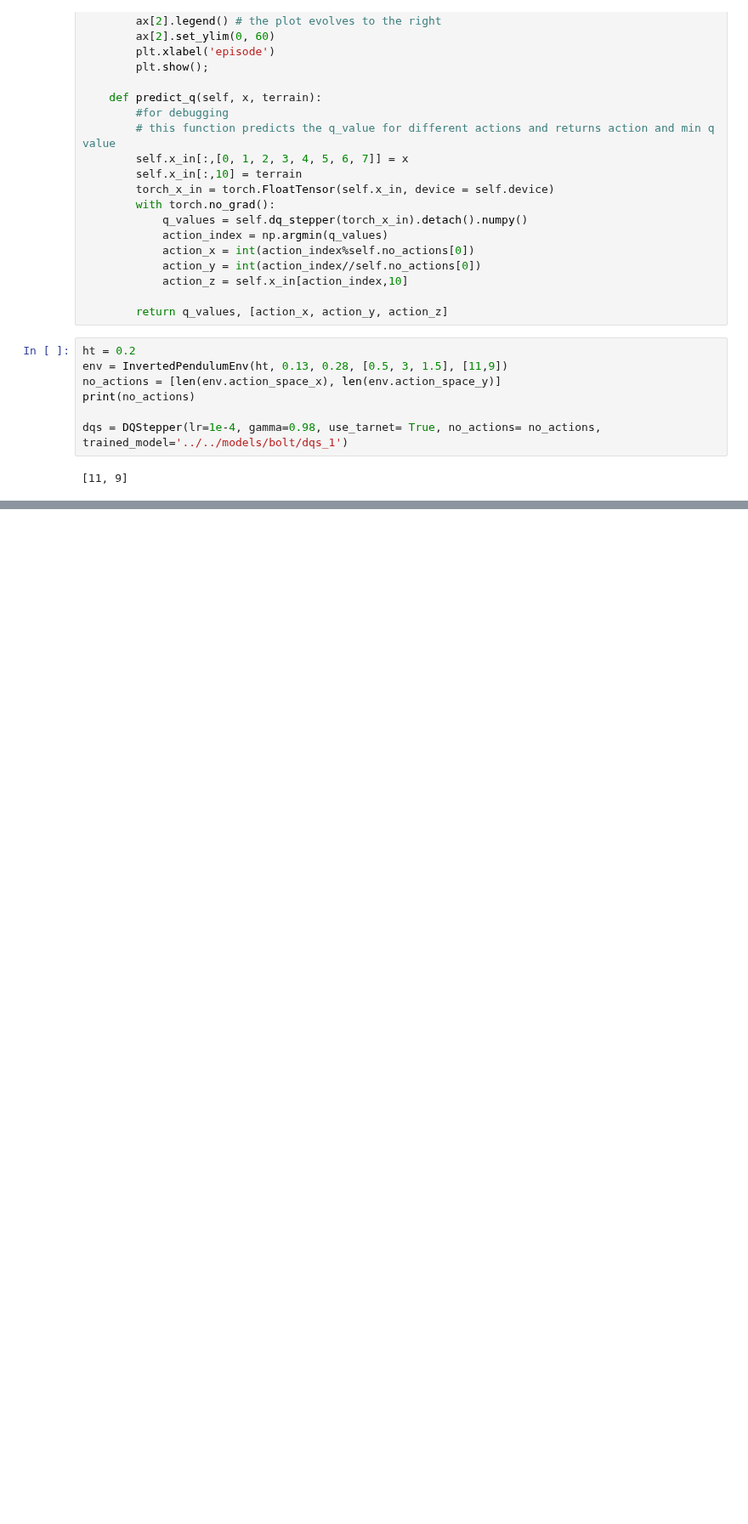
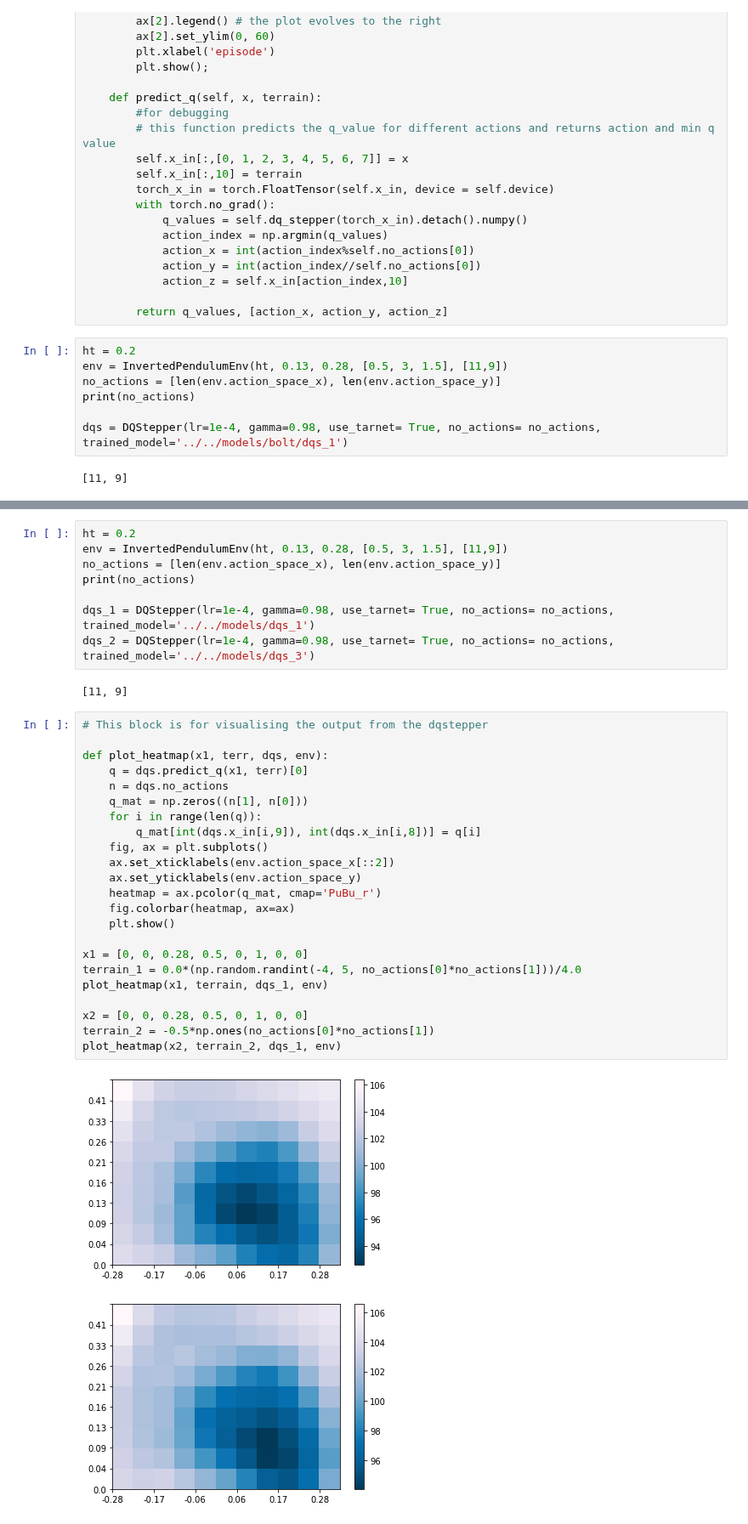
Before and after one commit to machines-in-motion/deepq_stepper, a Jupyter notebook: python/py_deepq_stepper/3d_dq_stepper_test.ipynb, the cells around one changed output, grey strips where cells are left out. Shown at 85% size. Drawn from its saved outputs; the diff is of its cells as text; blank space fills up the shorter version.

Commit message:
added models for stepper trained in bullet (2d & 3d). Along with comparison demos

```diff
--- a/python/py_deepq_stepper/3d_dq_stepper_test.ipynb
+++ b/python/py_deepq_stepper/3d_dq_stepper_test.ipynb
@@ -209,0 +205,36 @@ showing episode...
+# %%
+ht = 0.2
+env = InvertedPendulumEnv(ht, 0.13, 0.28, [0.5, 3, 1.5], [11,9])
+no_actions = [len(env.action_space_x), len(env.action_space_y)]
+print(no_actions)
+
+dqs_1 = DQStepper(lr=1e-4, gamma=0.98, use_tarnet= True, no_actions= no_actions, trained_model='../../models/dqs_1')
+dqs_2 = DQStepper(lr=1e-4, gamma=0.98, use_tarnet= True, no_actions= no_actions, trained_model='../../models/dqs_3')
+# %% [output]
+[11, 9]
+# %%
+# This block is for visualising the output from the dqstepper
+
+def plot_heatmap(x1, terr, dqs, env):
+    q = dqs.predict_q(x1, terr)[0]
+    n = dqs.no_actions
+    q_mat = np.zeros((n[1], n[0]))
+    for i in range(len(q)):
+        q_mat[int(dqs.x_in[i,9]), int(dqs.x_in[i,8])] = q[i]
+    fig, ax = plt.subplots()
+    ax.set_xticklabels(env.action_space_x[::2])
+    ax.set_yticklabels(env.action_space_y)
+    heatmap = ax.pcolor(q_mat, cmap='PuBu_r')
+    fig.colorbar(heatmap, ax=ax)
+    plt.show()
+
+x1 = [0, 0, 0.28, 0.5, 0, 1, 0, 0]
+terrain_1 = 0.0*(np.random.randint(-4, 5, no_actions[0]*no_actions[1]))/4.0
+plot_heatmap(x1, terrain, dqs_1, env)
+
+x2 = [0, 0, 0.28, 0.5, 0, 1, 0, 0]
+terrain_2 = -0.5*np.ones(no_actions[0]*no_actions[1])
+plot_heatmap(x2, terrain_2, dqs_1, env)
+# %% [output]
+[figure, added]
+[figure, added]
```
Also changed, not shown: parts of 2 cells of this notebook, 10 other files.
